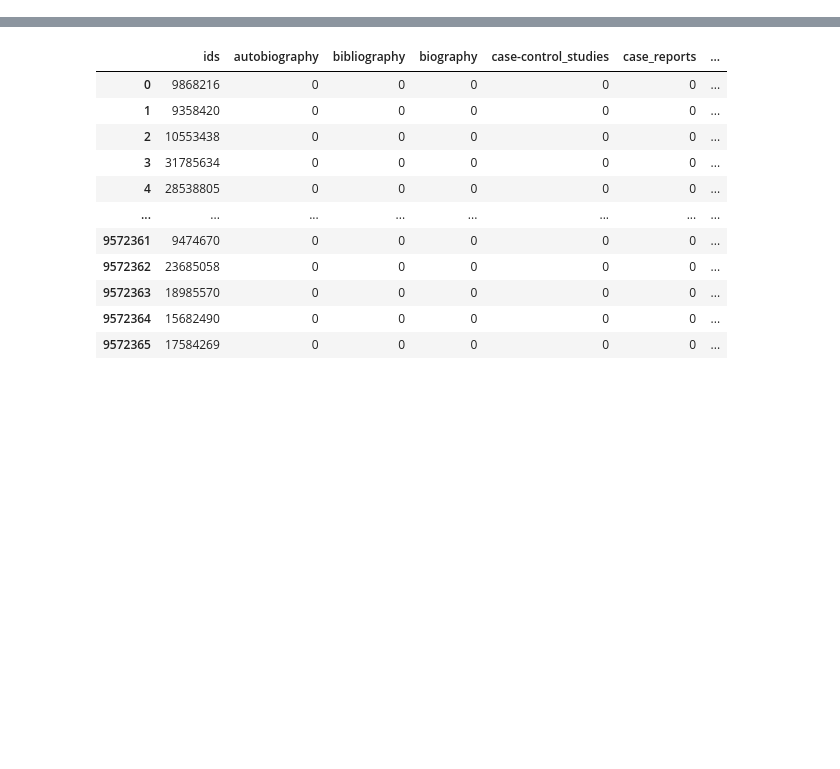
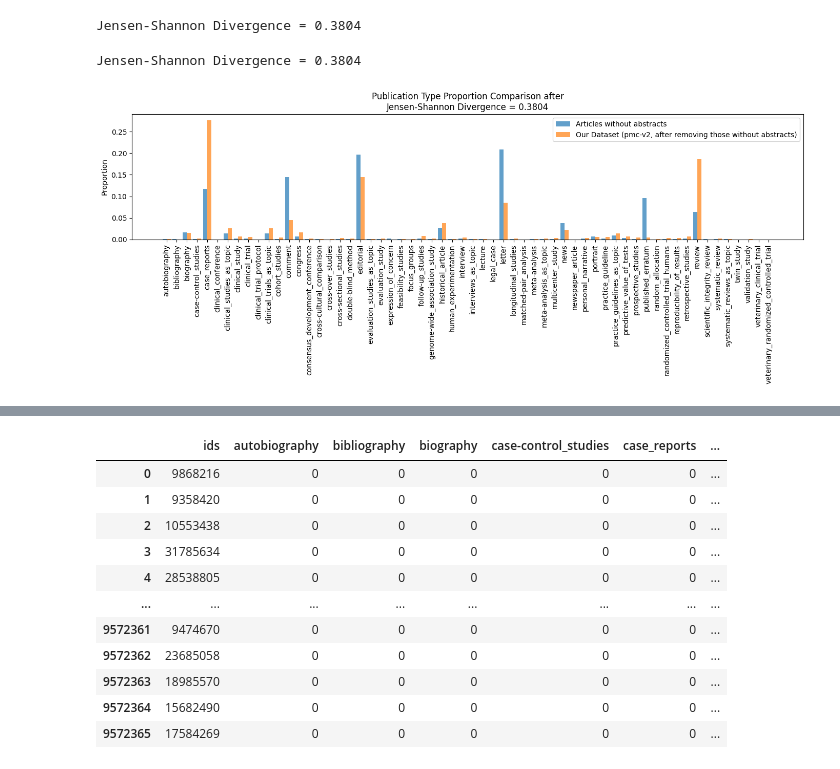
Before and after one commit to sylvey/DPR_Abstract_Generation, a Jupyter notebook: WithoutDistribution_balanced.ipynb, the cells around one changed output, grey strips where cells are left out. Cells and saved outputs as stored; diff of their text form; code cells hidden in the pictures; blank space fills up the shorter version.

```diff
--- a/WithoutDistribution_balanced.ipynb
+++ b/WithoutDistribution_balanced.ipynb
@@ -18,0 +131,79 @@ df2
+# %%
+import pandas as pd
+from scipy.spatial.distance import jensenshannon
+
+# === 1. 讀入兩份 label count CSV 檔 ===
+df1_counts = pd.read_csv("data/label_counts_b.csv", index_col=0).iloc[:, 0]
+df2_counts = label_counts #pd.read_csv("data/label_counts_c-1.csv", index_col=0).iloc[:, 0]
+
+# === 2. 整合所有可能出現的 label，補 0 ===
+all_labels = sorted(set(df1_counts.index).union(df2_counts.index))
+df1_counts = df1_counts.reindex(all_labels, fill_value=0)
+df2_counts = df2_counts.reindex(all_labels, fill_value=0)
+
+# === 3. 移除兩邊都為 0 的 label ===
+sum_counts = df1_counts + df2_counts
+non_zero_labels = sum_counts[sum_counts > 0].index
+df1_counts = df1_counts[non_zero_labels]
+df2_counts = df2_counts[non_zero_labels]
+
+# === 4. 正規化成機率分佈 ===
+p1 = df1_counts / df1_counts.sum()
+p2 = df2_counts / df2_counts.sum()
+
+# === 5. 計算 Jensen-Shannon Divergence ===
+jsd = jensenshannon(p1, p2, base=2)  # base=2 → 結果會落在 [0,1] 範圍內
+
+print(f"Jensen-Shannon Divergence = {jsd:.4f}")
+# %% [output]
+Jensen-Shannon Divergence = 0.3804
+# %%
+import pandas as pd
+from scipy.spatial.distance import jensenshannon
+import matplotlib.pyplot as plt
+
+# === 檔案路徑（請自行修改為你的檔名） ===
+file1 = "data/label_counts_b.csv"
+# file2 = "data/label_counts_c-1.csv"
+
+# === 1. 讀入 label count ===
+df1_counts = pd.read_csv(file1, index_col=0).iloc[:, 0]
+df2_counts = label_counts #pd.read_csv(file2, index_col=0).iloc[:, 0]
+
+# === 2. 整合 label，補 0，移除全為 0 的 ===
+all_labels = sorted(set(df1_counts.index).union(df2_counts.index))
+df1_counts = df1_counts.reindex(all_labels, fill_value=0)
+df2_counts = df2_counts.reindex(all_labels, fill_value=0)
+
+sum_counts = df1_counts + df2_counts
+non_zero_labels = sum_counts[sum_counts > 0].index
+df1_counts = df1_counts[non_zero_labels]
+df2_counts = df2_counts[non_zero_labels]
+
+# === 3. 正規化為機率分布 ===
+p1 = df1_counts / df1_counts.sum()
+p2 = df2_counts / df2_counts.sum()
+
+# === 4. 計算 Jensen-Shannon Divergence ===
+jsd = jensenshannon(p1, p2, base=2)
+print(f"Jensen-Shannon Divergence = {jsd:.4f}")
+
+# === 5. 畫出 Bar Chart 比較分布 ===
+fig, ax = plt.subplots(figsize=(14, 6))
+x = range(len(non_zero_labels))
+bar_width = 0.4
+
+ax.bar([i - bar_width/2 for i in x], p1, width=bar_width, label='Articles without abstracts', alpha=0.7)
+ax.bar([i + bar_width/2 for i in x], p2, width=bar_width, label='Our Dataset (pmc-v2, after removing those without abstracts)', alpha=0.7)
+
+ax.set_xticks(x)
+ax.set_xticklabels(non_zero_labels, rotation=90)
+ax.set_ylabel('Proportion')
+ax.set_title(f'Publication Type Proportion Comparison after\nJensen-Shannon Divergence = {jsd:.4f}')
+ax.legend()
+
+plt.tight_layout()
+plt.show()
+# %% [output]
+Jensen-Shannon Divergence = 0.3804
+[figure, added]
```
Also changed, not shown: parts of 9 cells of this notebook, 20 other files.
